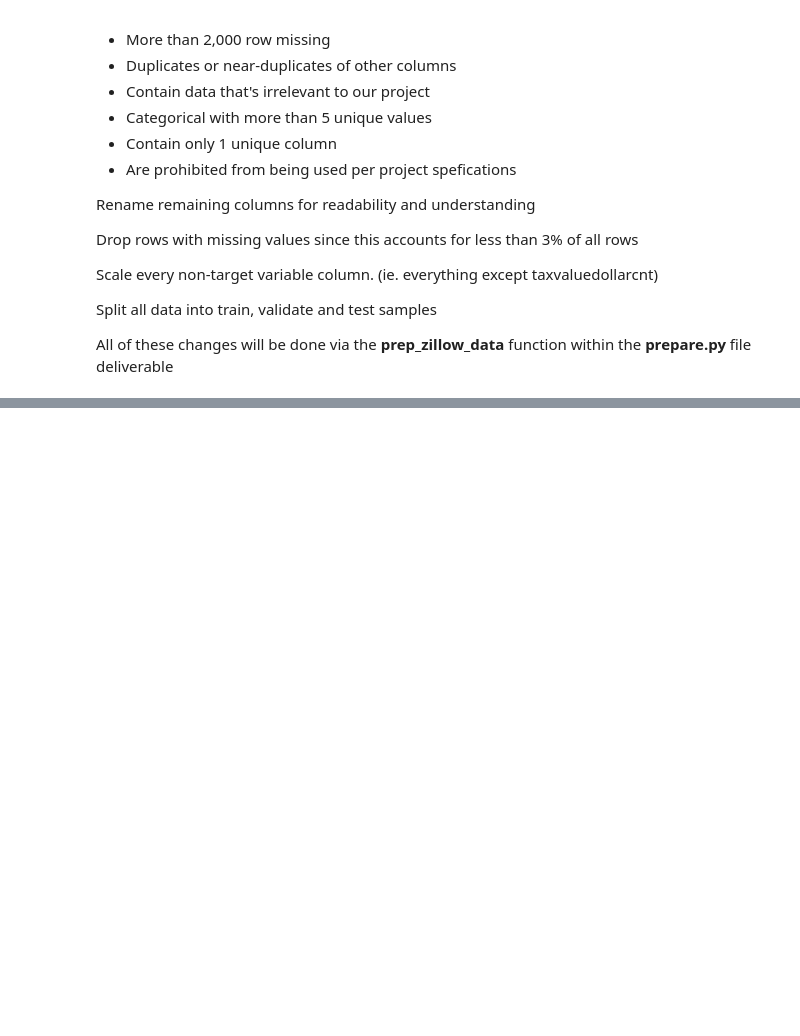
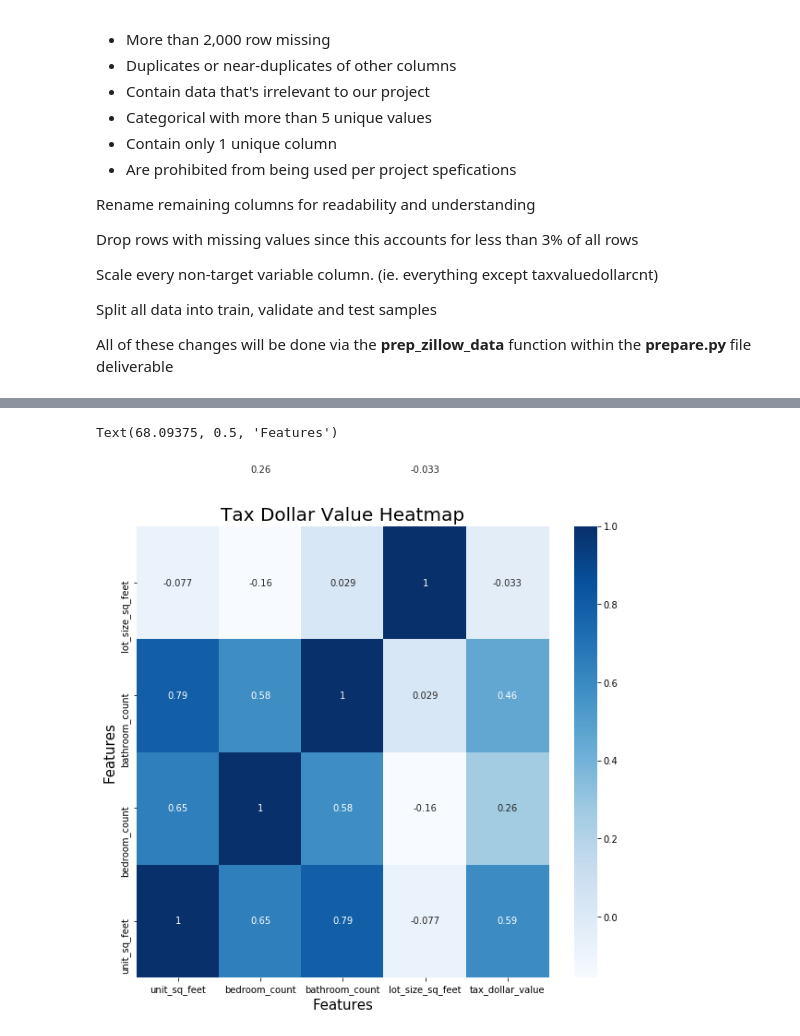
Before and after one commit to Zillow-sam-and-matt/Zillow, a Jupyter notebook: zillow_project_main_notebook.ipynb, the cells around one changed output, grey strips where cells are left out. Saved outputs shown, nothing was run; the diff lists cells and outputs as text; code cells hidden in the pictures; blank space fills up the shorter version.

```diff
--- a/zillow_project_main_notebook.ipynb
+++ b/zillow_project_main_notebook.ipynb
@@ -258,0 +269,27 @@ All of these changes will be done via the __prep_zillow_data__ function within t
+# %%
+# creating copy of train DF to avoid altering the original
+hmap_train = train.copy()
+
+# creating scaler object
+scaler = sklearn.preprocessing.MinMaxScaler()
+
+# fitting scaler to train data
+scaler.fit(hmap_train)
+
+# scaling train data and converting to data frame
+hmap_train = pd.DataFrame(scaler.transform(hmap_train))
+
+# renaming columns as they were erased in the DF conversion
+hmap_train.rename(columns={0: 'unit_sq_feet', 1: 'bedroom_count', 2: 'bathroom_count', 3: 'lot_size_sq_feet', 4: 'tax_dollar_value' }, inplace=True)
+
+# plotting heatmap
+plt.figure(figsize=(10,9))
+
+sns.heatmap(hmap_train.corr(), cmap='Blues', annot=True)
+plt.ylim(0, 4)
+plt.title('Tax Dollar Value Heatmap', fontsize = 20)
+plt.xlabel('Features', fontsize = 15)
+plt.ylabel('Features', fontsize = 15)
+# %% [output]
+Text(68.09375, 0.5, 'Features')
+[figure, added]
```
Also changed, not shown: parts of 49 cells of this notebook.
